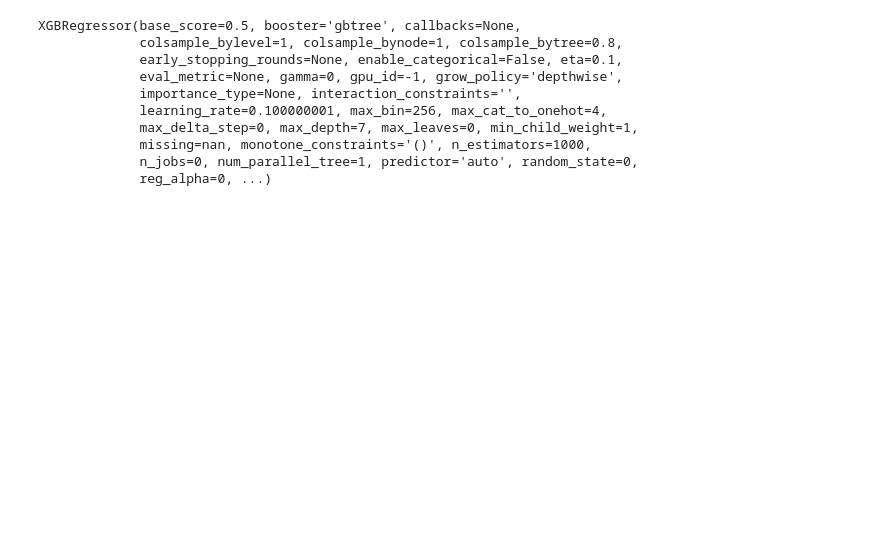
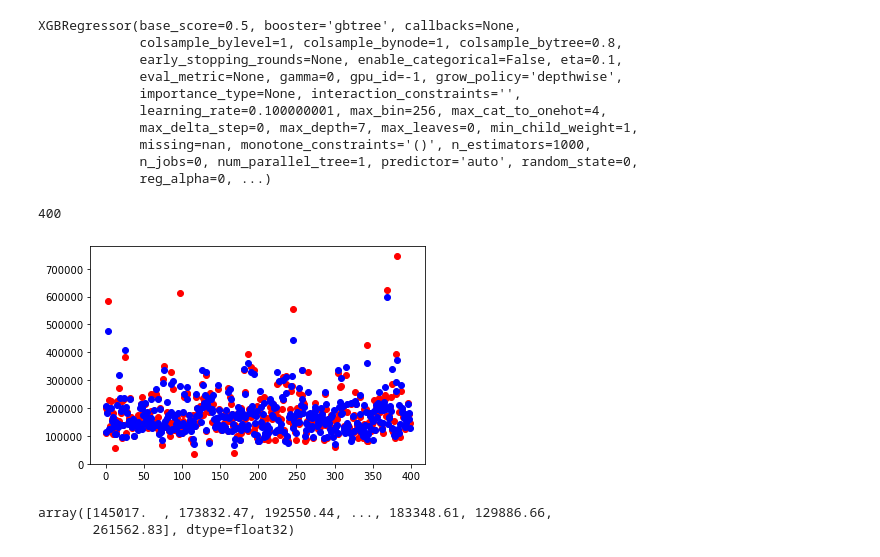
Before and after one commit to CoderCatA5/kaggle-submissions, a Jupyter notebook: house-prices-advanced-regression-techniques/test.ipynb, the cells around one changed output. Saved outputs shown, nothing was run; the diff lists cells and outputs as text; code cells hidden in the pictures; blank space fills up the shorter version.

```diff
--- a/house-prices-advanced-regression-techniques/test.ipynb
+++ b/house-prices-advanced-regression-techniques/test.ipynb
@@ -231,3 +264,7 @@ trans_df_non_num=imputer.transform(df_non_numeric)
 # %%
 encoder=OneHotEncoder(sparse=False)
 X_oe=encoder.fit_transform(trans_df_non_num)
+X_oe_test=encoder.fit_transform(trans_df_non_num_test)
+
+rfe=RFE(estimator=DecisionTreeRegressor(),n_features_to_select=10)
+rfe.fit(X_oe,Y)
@@ -296,5 +343,10 @@ Mean MAE: 18499.066 (1825.604)
+# %%
+#divide into test train and validation
+X_train=X[:800,:]
+X_test=X[800:1200,:]
+X_val=X[1200:,:]
 # %%
-model.fit(X,Y)
+model.fit(X_train,Y[:800])
 # %% [output]
 XGBRegressor(base_score=0.5, booster='gbtree', callbacks=None,
              colsample_bylevel=1, colsample_bynode=1, colsample_bytree=0.8,
@@ -306,3 +358,16 @@ XGBRegressor(base_score=0.5, booster='gbtree', callbacks=None,
              missing=nan, monotone_constraints='()', n_estimators=1000,
              n_jobs=0, num_parallel_tree=1, predictor='auto', random_state=0,
              reg_alpha=0, ...)
+# %%
+Y_test=model.predict(X_test)
+
+Y_test.size
+# %% [output]
+400
+# %%
+x_axis=[i for i in range(len(Y_test))]
+plt.scatter(x_axis,Y[800:1200],color='red')
+plt.scatter(x_axis,Y_test,color='blue')
+plt.show()
+# %% [output]
+[figure, added]
@@ -308,0 +376,5 @@ XGBRegressor(base_score=0.5, booster='gbtree', callbacks=None,
+# %%
+test_Y
+# %% [output]
+array([145017.  , 173832.47, 192550.44, ..., 183348.61, 129886.66,
+       261562.83], dtype=float32)
```
Also changed, not shown: parts of 29 cells of this notebook.
